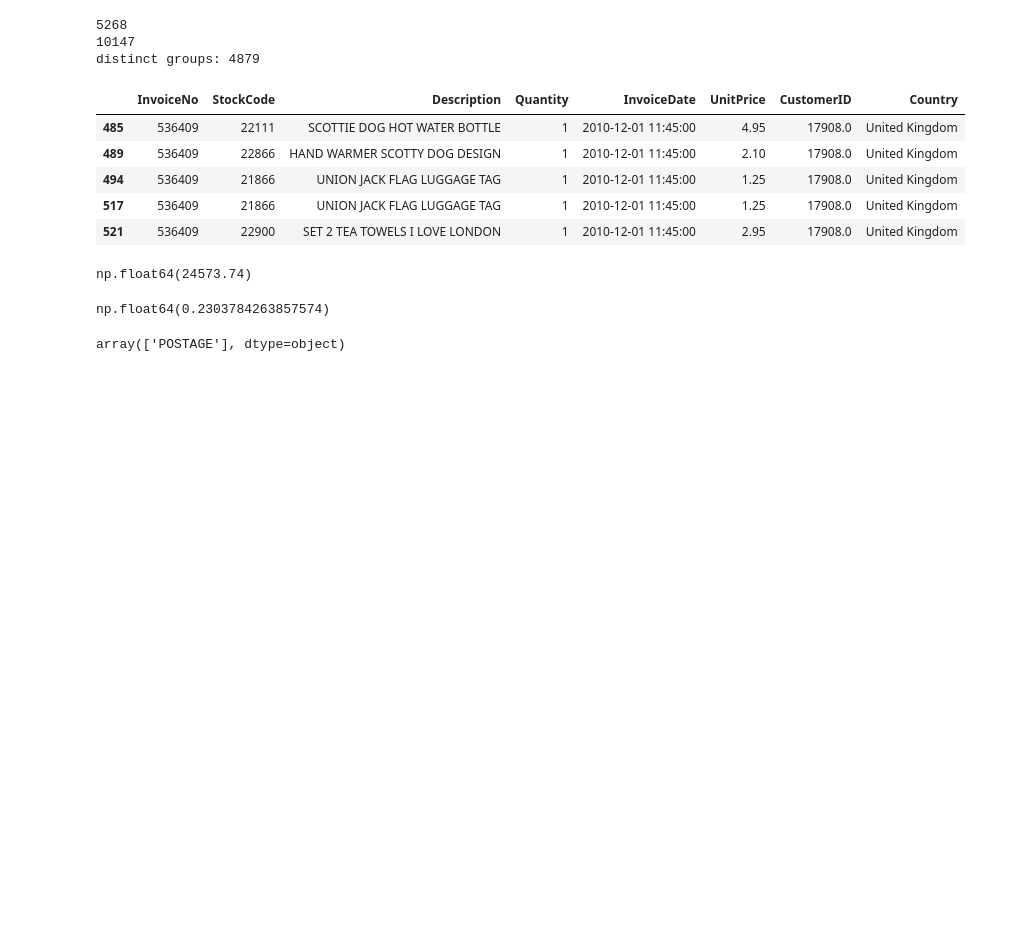
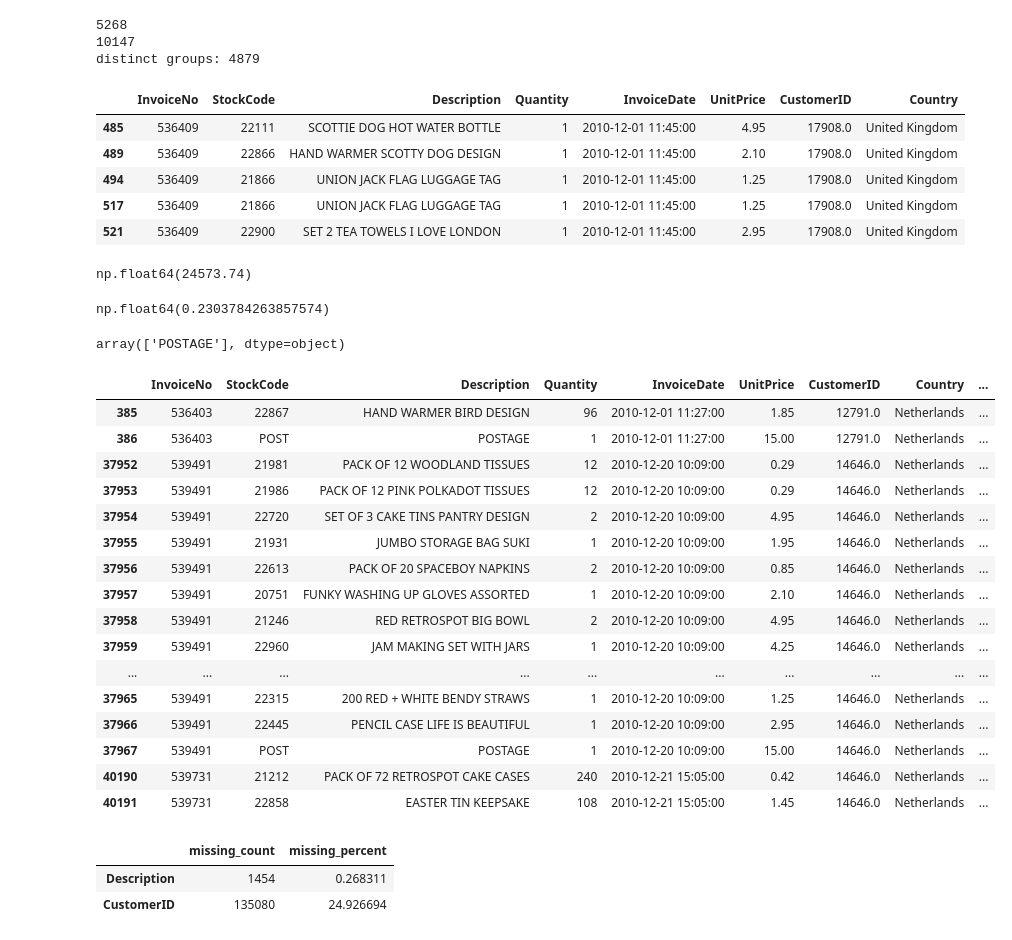
Before and after one commit to phawatboom/datascience_practice, a Jupyter notebook: 01_load_and_inspect.ipynb, the cells around one changed output. Drawn from its saved outputs; the diff is of its cells as text; code cells hidden in the pictures; blank space fills up the shorter version.

```diff
--- a/01_load_and_inspect.ipynb
+++ b/01_load_and_inspect.ipynb
@@ -383,3 +382,23 @@ top_stock_code = top_international_products.index[0]
 international_sales.loc[international_sales["StockCode"] == top_stock_code, "Description"].unique()
 # %% [output]
 array(['POSTAGE'], dtype=object)
+# %%
+sales[sales["Country"] == "Netherlands"].head(20)
+# %% [output]
+|  | InvoiceNo | StockCode | Description | Quantity | InvoiceDate | UnitPrice | CustomerID | Country | ... |
+| 385 | 536403 | 22867 | HAND WARMER BIRD DESIGN | 96 | 2010-12-01 11:27:00 | 1.85 | 12791.0 | Netherlands | ... |
+| 386 | 536403 | POST | POSTAGE | 1 | 2010-12-01 11:27:00 | 15.00 | 12791.0 | Netherlands | ... |
+| 37952 | 539491 | 21981 | PACK OF 12 WOODLAND TISSUES | 12 | 2010-12-20 10:09:00 | 0.29 | 14646.0 | Netherlands | ... |
+| 37953 | 539491 | 21986 | PACK OF 12 PINK POLKADOT TISSUES | 12 | 2010-12-20 10:09:00 | 0.29 | 14646.0 | Netherlands | ... |
+| 37954 | 539491 | 22720 | SET OF 3 CAKE TINS PANTRY DESIGN | 2 | 2010-12-20 10:09:00 | 4.95 | 14646.0 | Netherlands | ... |
+| 37955 | 539491 | 21931 | JUMBO STORAGE BAG SUKI | 1 | 2010-12-20 10:09:00 | 1.95 | 14646.0 | Netherlands | ... |
+| 37956 | 539491 | 22613 | PACK OF 20 SPACEBOY NAPKINS | 2 | 2010-12-20 10:09:00 | 0.85 | 14646.0 | Netherlands | ... |
+| 37957 | 539491 | 20751 | FUNKY WASHING UP GLOVES ASSORTED | 1 | 2010-12-20 10:09:00 | 2.10 | 14646.0 | Netherlands | ... |
+| 37958 | 539491 | 21246 | RED RETROSPOT BIG BOWL | 2 | 2010-12-20 10:09:00 | 4.95 | 14646.0 | Netherlands | ... |
+| 37959 | 539491 | 22960 | JAM MAKING SET WITH JARS | 1 | 2010-12-20 10:09:00 | 4.25 | 14646.0 | Netherlands | ... |
+| ... | ... | ... | ... | ... | ... | ... | ... | ... | ... |
+| 37965 | 539491 | 22315 | 200 RED + WHITE BENDY STRAWS | 1 | 2010-12-20 10:09:00 | 1.25 | 14646.0 | Netherlands | ... |
+| 37966 | 539491 | 22445 | PENCIL CASE LIFE IS BEAUTIFUL | 1 | 2010-12-20 10:09:00 | 2.95 | 14646.0 | Netherlands | ... |
+| 37967 | 539491 | POST | POSTAGE | 1 | 2010-12-20 10:09:00 | 15.00 | 14646.0 | Netherlands | ... |
+| 40190 | 539731 | 21212 | PACK OF 72 RETROSPOT CAKE CASES | 240 | 2010-12-21 15:05:00 | 0.42 | 14646.0 | Netherlands | ... |
+| 40191 | 539731 | 22858 | EASTER TIN KEEPSAKE | 108 | 2010-12-21 15:05:00 | 1.45 | 14646.0 | Netherlands | ... |
@@ -385,0 +407,13 @@ array(['POSTAGE'], dtype=object)
+# %%
+clean_df = df.copy()
+
+missing_summary = pd.DataFrame({
+    "missing_count" : clean_df.isna().sum(),
+    "missing_percent": clean_df.isna().mean() * 100
+})
+missing_summary
+missing_summary.loc[missing_summary["missing_count"] > 0]
+# %% [output]
+|  | missing_count | missing_percent |
+| Description | 1454 | 0.268311 |
+| CustomerID | 135080 | 24.926694 |
```
Also changed, not shown: parts of 18 cells of this notebook, 3 other files.
